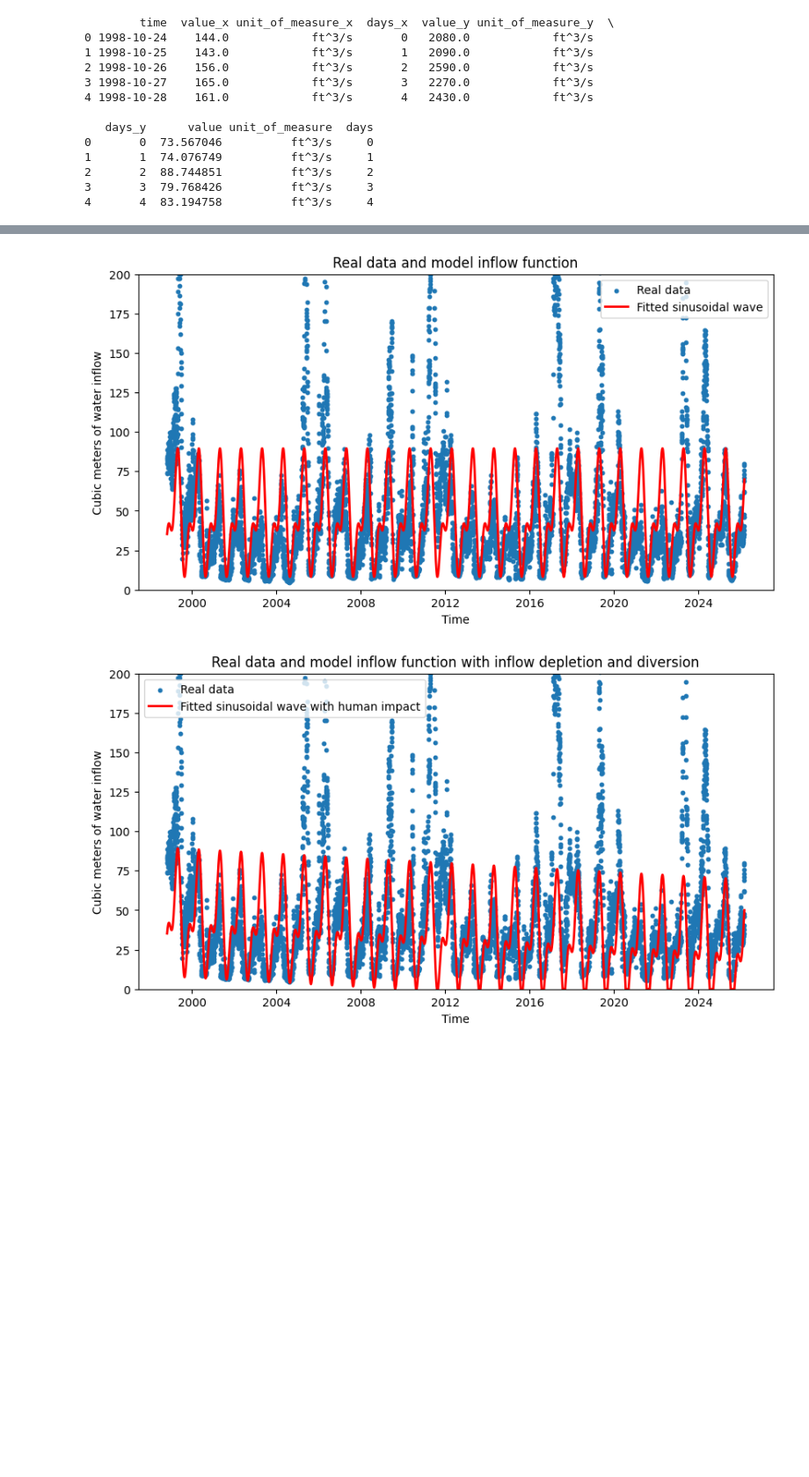
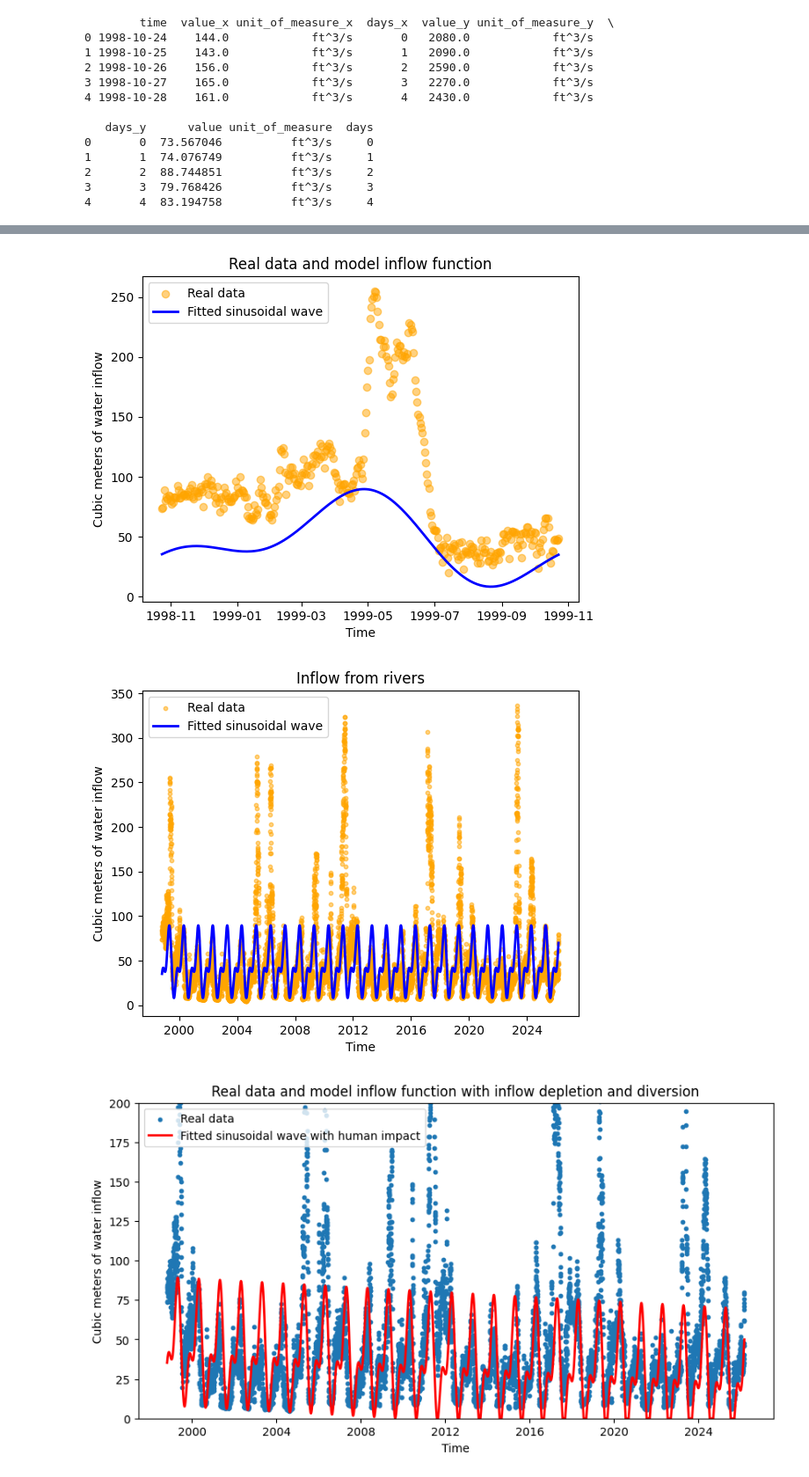
Before and after one commit to danilomcmaster/GSLModel, a Jupyter notebook: inflow.ipynb, the cells around one changed output, grey strips where cells are left out. Shown at 88% size. Saved outputs shown, nothing was run; the diff lists cells and outputs as text; code cells hidden in the pictures; blank space fills up the shorter version.

```diff
--- a/inflow.ipynb
+++ b/inflow.ipynb
@@ -74,7 +74,7 @@ df.head()
 # %%
 #fit attempt 2
 def seasonal_two_harmonics(t, A1, phi1, A2, phi2, C):
-    omega = 2 * np.pi / 365
+    omega = 2 * np.pi / 365.25
     return (
         A1 * np.sin(omega * t + phi1)
         + A2 * np.sin(2 * omega * t + phi2)
@@ -95,16 +95,24 @@ df["fit2"] = seasonal_two_harmonics(df["days"], *params2)
 # %%
-plt.figure(figsize=(10, 5))
-plt.scatter(df["time"], df["value"], s=10, label="Real data")
-plt.plot(df["time"], df["fit2"], linewidth=2, label="Fitted sinusoidal wave", c='r')
+plt.scatter(df["time"][:365], df["value"][:365], alpha=0.5, color="orange", label="Real data")
+plt.plot(df["time"][:365], df["fit2"][:365], linewidth=2, color="blue", label="Fitted sinusoidal wave")
 plt.title(r"Real data and model inflow function")
 plt.xlabel("Time")
 plt.ylabel("Cubic meters of water inflow")
 plt.legend()
-plt.ylim(0, 200)
+# plt.ylim(0, 200)
 plt.savefig('images/basic_inflow_1.png')
 plt.show()
+
+plt.scatter(df["time"], df["value"], s=10, alpha=0.5, color="orange", label="Real data")
+plt.plot(df["time"], df["fit2"], linewidth=2, color="blue", label="Fitted sinusoidal wave")
+plt.title("Inflow from rivers")
+plt.xlabel("Time")
+plt.ylabel("Cubic meters of water inflow")
+plt.legend()
+plt.savefig("images/basic_inflow")
 # %% [output]
-[figure, old version]
+[figure, new version]
+[figure, added]
 # %%
 #to account for human impact, add a negative linear trend
 seasonal_two_harmonics_human = lambda t, A1, phi1, A2, phi2, C, nu: (
```
Also changed, not shown: parts of 6 cells of this notebook, 3 other files.
